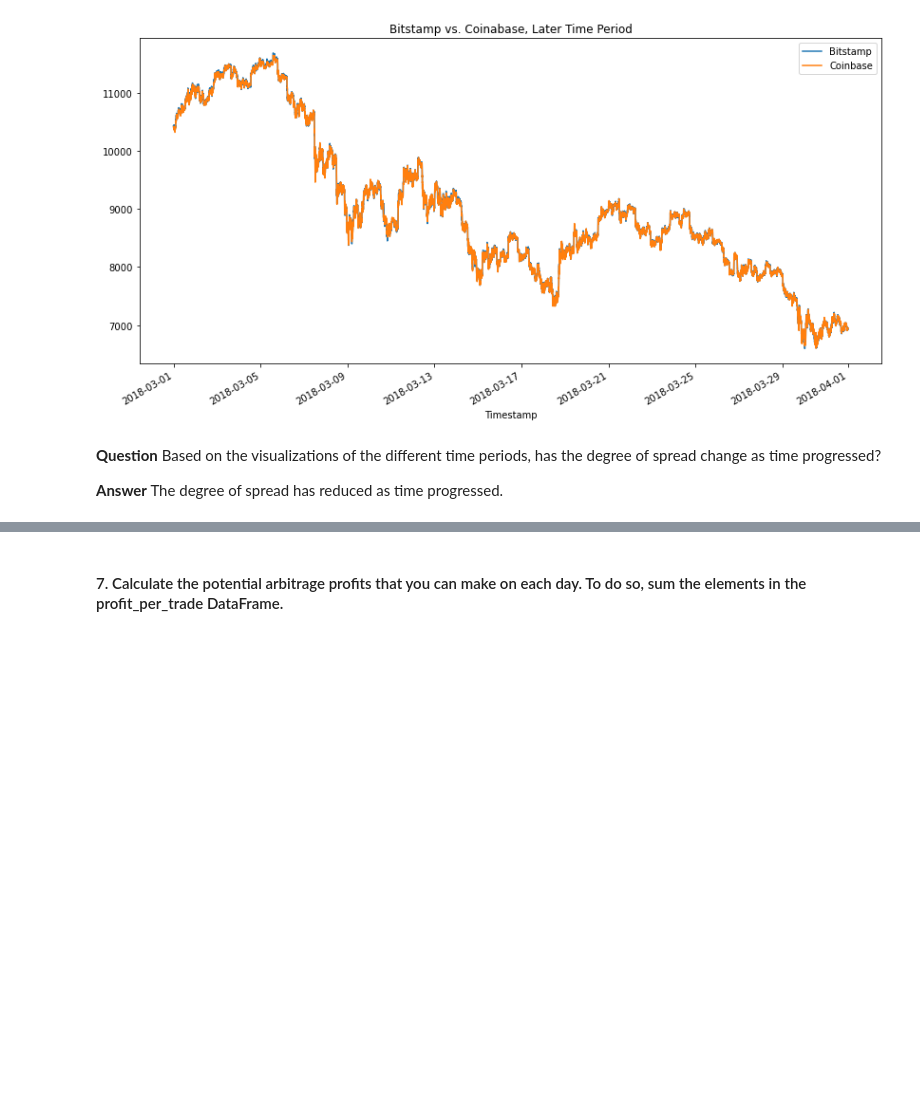
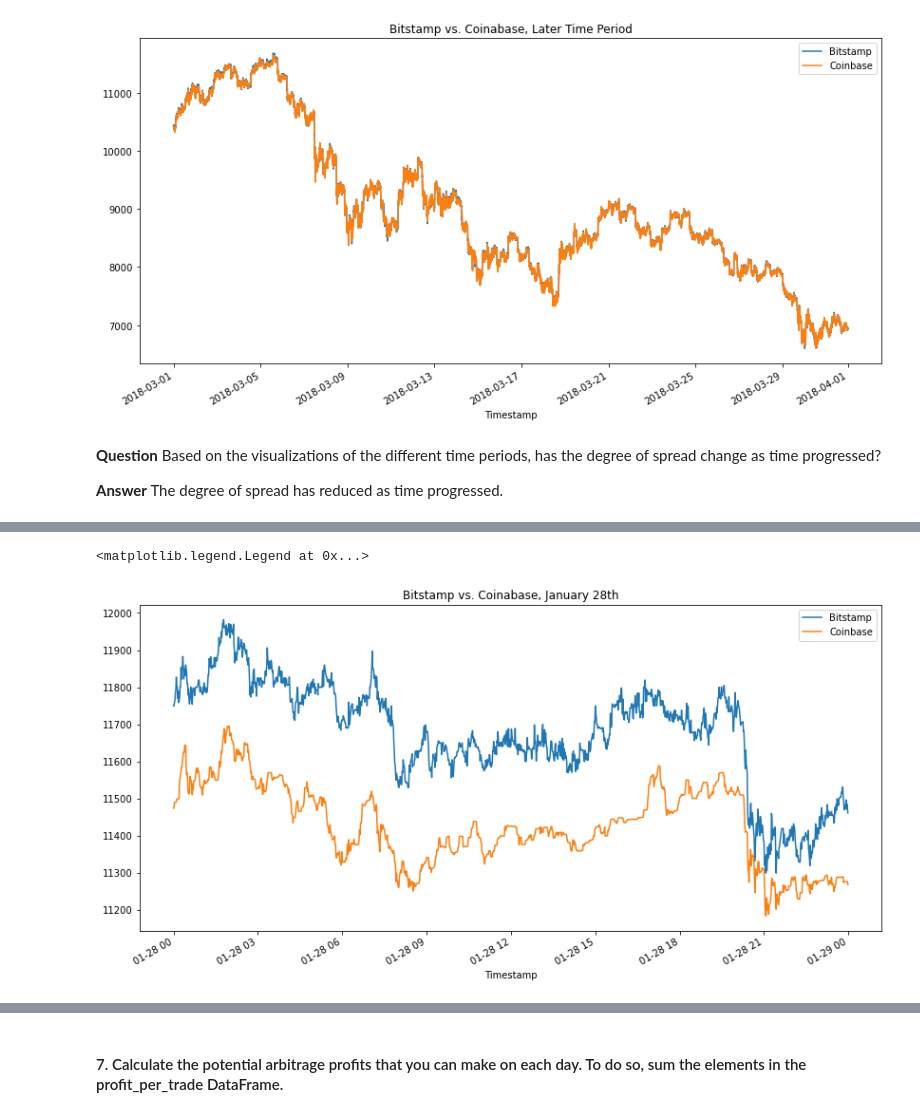
Before and after one commit to 7amza-eth/ArbitrageAnalysis, a Jupyter notebook: crypto_arbitrage.ipynb, the cells around one changed output, grey strips where cells are left out. Cells and saved outputs as stored; diff of their text form; code cells hidden in the pictures; blank space fills up the shorter version.

Commit message:
Completed analysis, formatting and added images to /Imaged

```diff
--- a/crypto_arbitrage.ipynb
+++ b/crypto_arbitrage.ipynb
@@ -188,6 +114,5 @@ Select the data you want to analyze. Use `loc` or `iloc` to select the following
 # %%
-# Use loc or iloc to select `Timestamp (the index)` and `Close` from bitstamp DataFrame
-bitstamp_sliced = bitstamp.loc[:, 'Close']
-# Review the first five rows of the DataFrame
+# Select `Timestamp (the index)` and `Close` from bitstamp dataFrame and assign to new dataframe
+bitstamp_sliced = bitstamp.loc[:,['Close']]
 bitstamp_sliced.head()
 # %% [output]
@@ -201,7 +126,5 @@ Name: Close, dtype: float64
 # %%
-# Use loc or iloc to select `Timestamp (the index)` and `Close` from coinbase DataFrame
-coinbase_sliced = coinbase.loc[:, 'Close']
-
-# Review the first five rows of the DataFrame
+# Select `Timestamp (the index)` and `Close` from coinbase DataFrame and assign to new dataframe
+coinbase_sliced = coinbase.loc[:,['Close']]
 coinbase_sliced.head()
 # %% [output]
@@ -589,0 +232,8 @@ Name: Close, dtype: float64
+# %%
+# Overlay plot for Jan 28th
+ax = bitstamp_sliced.loc['2018-01-28'].plot(figsize=(14,7),title='Bitstamp vs. Coinabase, January 28th')
+coinbase_sliced.loc['2018-01-28'].plot(ax=ax)
+ax.legend(['Bitstamp','Coinbase'])
+# %% [output]
+<matplotlib.legend.Legend at 0x...>
+[figure, added]
```
Also changed, not shown: parts of 93 cells of this notebook, 5 other files.
